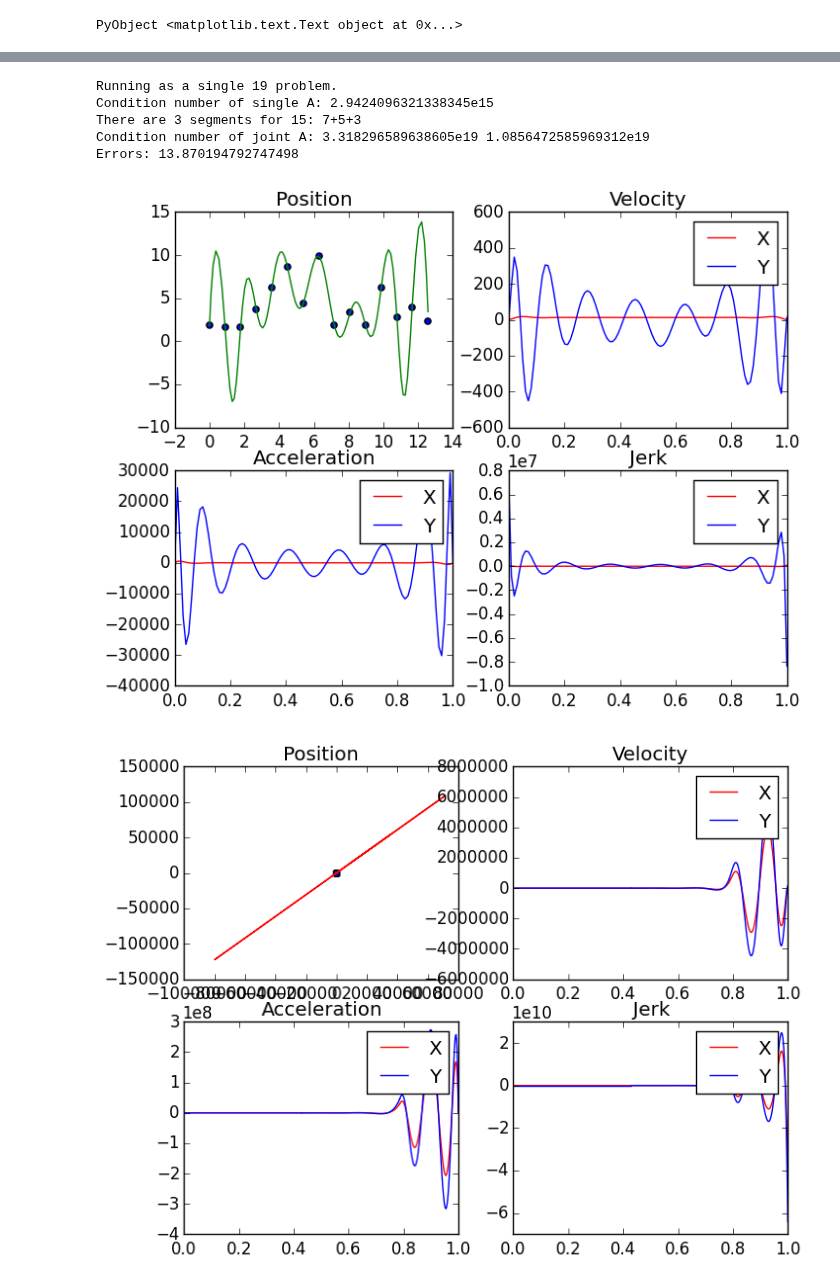
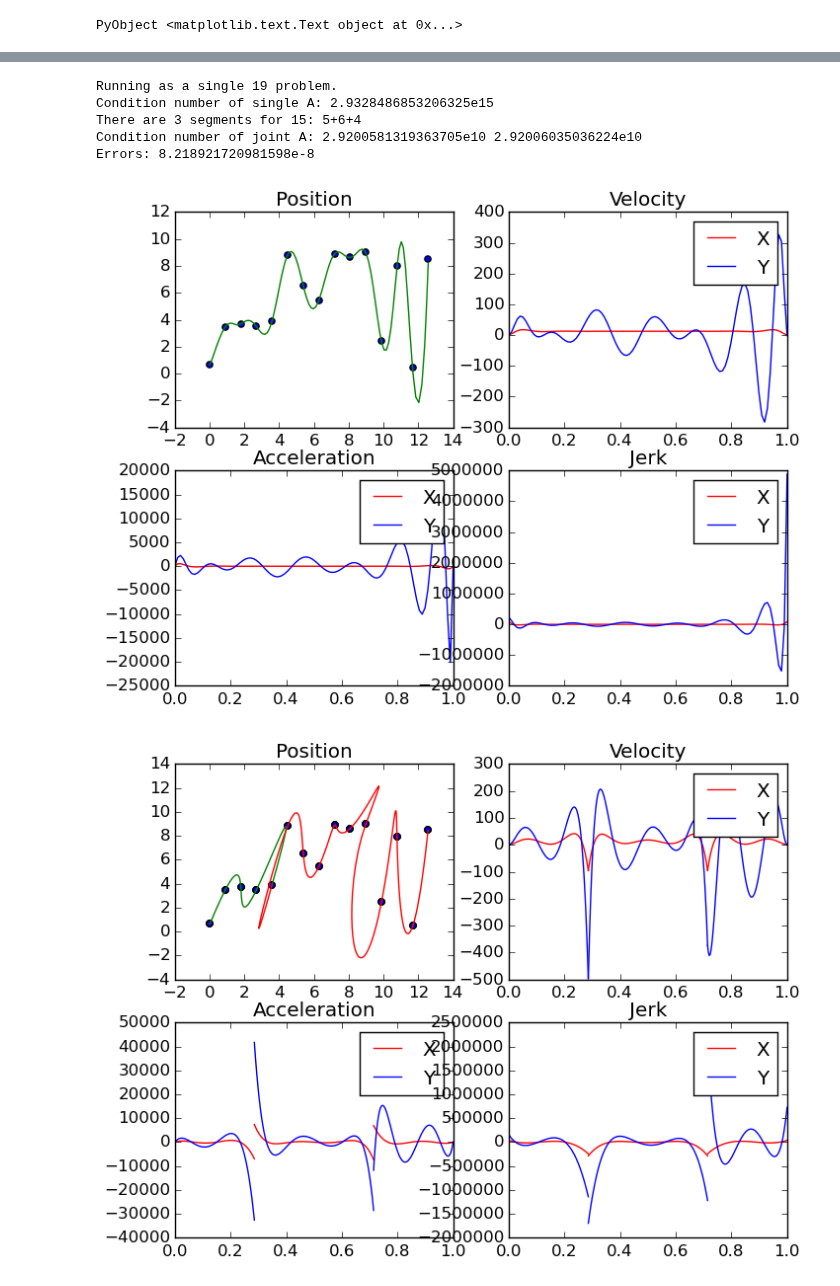
Before and after one commit to stefantj/polynomial-path-smoothing, a Jupyter notebook: notebook.ipynb, the cells around one changed output, grey strips where cells are left out. Saved outputs shown, nothing was run; the diff lists cells and outputs as text; code cells hidden in the pictures.

```diff
--- a/notebook.ipynb
+++ b/notebook.ipynb
@@ -410,7 +409,7 @@ plot_poly(coeff_ux, coeff_uy, points, times[1], times[end], 42);
 num_segs = 3;
 initial_cont = 2;
 final_cont = 2;
-cont_order = 5; # order of continuity to enforce
+cont_order = 2; # order of continuity to enforce
 # shuffle points around to balance order of segments
 num_pointsi = round(Int64, (num_points+initial_cont+final_cont + (num_segs-1)*cont_order)/num_segs);
 num_points2 = num_pointsi-cont_order;
@@ -499,36 +498,36 @@ for constr=1:degree
         end
         pwr = n-order;
         A_mat[constr,:] += coeff*(time^pwr).*coeff_mat[n+1,:];
     end
 end
 # Invert A matrix:
 A_inv = inv(A_mat);
 println("Condition number of joint A: ", cond(A_mat)," ",cond(A_inv));
 
 Ax = A_mat\D_ux;
 Ay = A_mat\D_uy;
 Ax = A_inv*D_ux;
 Ay = A_inv*D_uy;
 
 println("Errors: ", maximum(A_inv*A_mat-eye(degree)))
 
 # Back out coefficients:
 coeff_ux1 = coeffs_map1*Ax;
 coeff_uy1 = coeffs_map1*Ay;
 coeff_ux2 = coeffs_map2*Ax;
 coeff_uy2 = coeffs_map2*Ay;
 coeff_ux3 = coeffs_map3*Ax;
 coeff_uy3 = coeffs_map3*Ay;
 
 # Plot
 plot_poly(coeff_ux1, coeff_uy1, points, times[1], times[num_points1], 43);
 plot_poly(coeff_ux2, coeff_uy2, points, times[num_points1],times[num_points1+num_points2], 43);
 plot_poly(coeff_ux3, coeff_uy3, points, times[num_points1+num_points2],times[end], 43);
 # %% [output]
 Running as a single 19 problem.
-Condition number of single A: 2.9424096321338345e15
-There are 3 segments for 15: 7+5+3
-Condition number of joint A: 3.318296589638605e19 1.0856472585969312e19
-Errors: 13.870194792747498
+Condition number of single A: 2.9328486853206325e15
+There are 3 segments for 15: 5+6+4
+Condition number of joint A: 2.9200581319363705e10 2.92006035036224e10
+Errors: 8.218921720981598e-8
-[figure, old version]
+[figure, new version]
-[figure, old version]
+[figure, new version]
```
Also changed, not shown: parts of 13 cells of this notebook, 1 other file.
